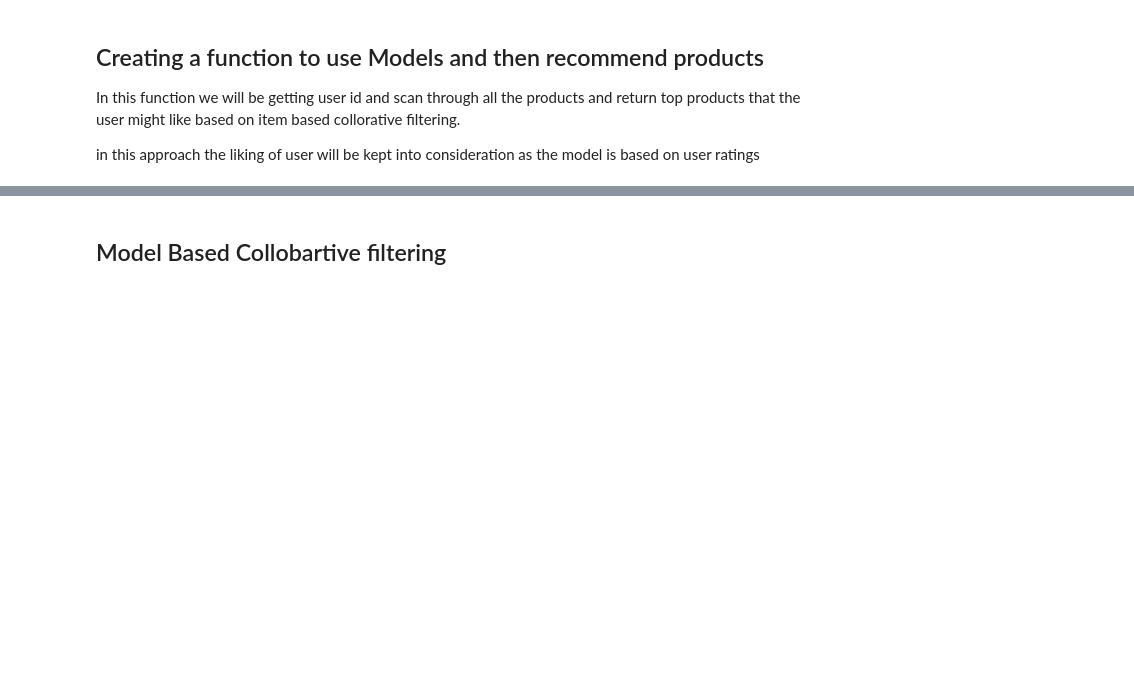
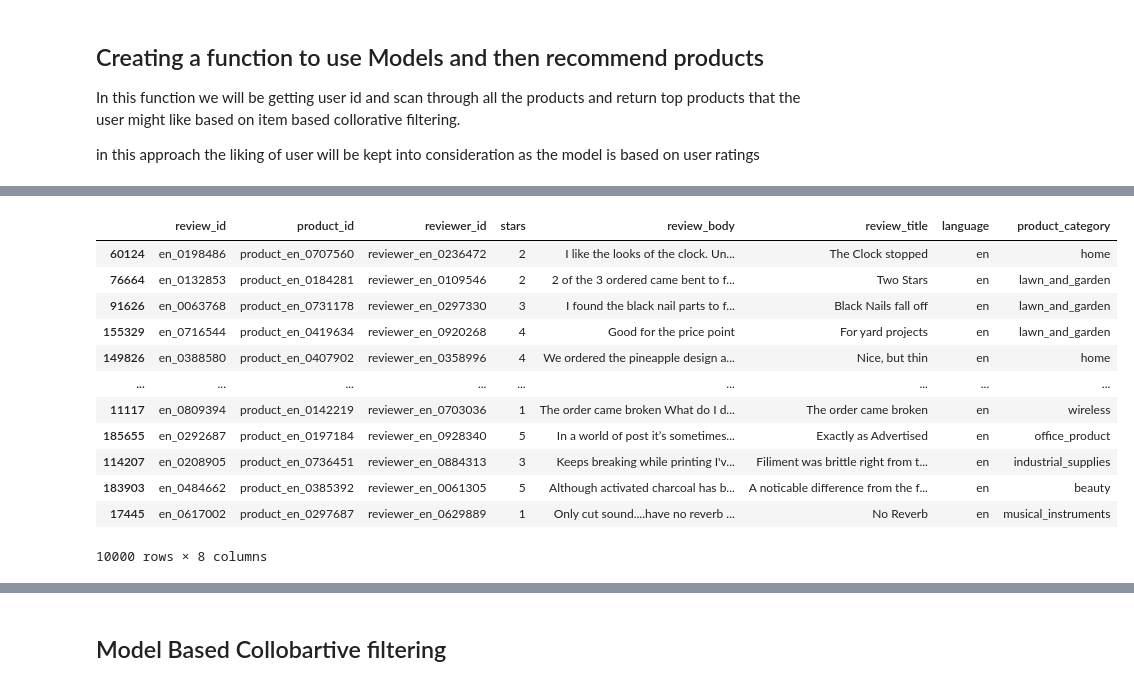
Before and after one commit to ddesai-sjsu/Machine-Learning, a Jupyter notebook: Recommendation.ipynb, the cells around one changed output, grey strips where cells are left out. Saved outputs shown, nothing was run; the diff lists cells and outputs as text; code cells hidden in the pictures; blank space fills up the shorter version.

```diff
--- a/Recommendation.ipynb
+++ b/Recommendation.ipynb
@@ -255,0 +318,16 @@ get_possible_rating('reviewer_en_0742686',12)
+# %%
+df
+# %% [output]
+|  | review_id | product_id | reviewer_id | stars | review_body | review_title | language | product_category |
+| 60124 | en_0198486 | product_en_0707560 | reviewer_en_0236472 | 2 | I like the looks of the clock. Un... | The Clock stopped | en | home |
+| 76664 | en_0132853 | product_en_0184281 | reviewer_en_0109546 | 2 | 2 of the 3 ordered came bent to f... | Two Stars | en | lawn_and_garden |
+| 91626 | en_0063768 | product_en_0731178 | reviewer_en_0297330 | 3 | I found the black nail parts to f... | Black Nails fall off | en | lawn_and_garden |
+| 155329 | en_0716544 | product_en_0419634 | reviewer_en_0920268 | 4 | Good for the price point | For yard projects | en | lawn_and_garden |
+| 149826 | en_0388580 | product_en_0407902 | reviewer_en_0358996 | 4 | We ordered the pineapple design a... | Nice, but thin | en | home |
+| ... | ... | ... | ... | ... | ... | ... | ... | ... |
+| 11117 | en_0809394 | product_en_0142219 | reviewer_en_0703036 | 1 | The order came broken What do I d... | The order came broken | en | wireless |
+| 185655 | en_0292687 | product_en_0197184 | reviewer_en_0928340 | 5 | In a world of post it’s sometimes... | Exactly as Advertised | en | office_product |
+| 114207 | en_0208905 | product_en_0736451 | reviewer_en_0884313 | 3 | Keeps breaking while printing I'v... | Filiment was brittle right from t... | en | industrial_supplies |
+| 183903 | en_0484662 | product_en_0385392 | reviewer_en_0061305 | 5 | Although activated charcoal has b... | A noticable difference from the f... | en | beauty |
+| 17445 | en_0617002 | product_en_0297687 | reviewer_en_0629889 | 1 | Only cut sound....have no reverb ... | No Reverb | en | musical_instruments |
+10000 rows × 8 columns
```
Also changed, not shown: parts of 33 cells of this notebook.
